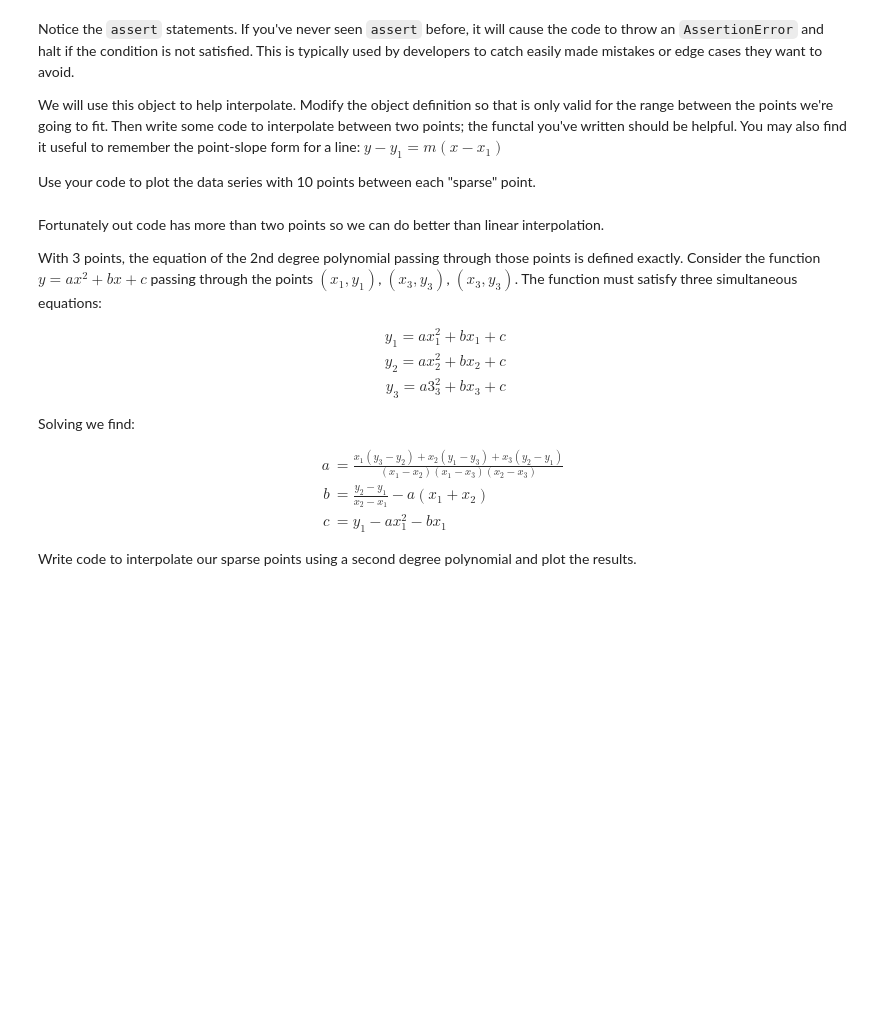
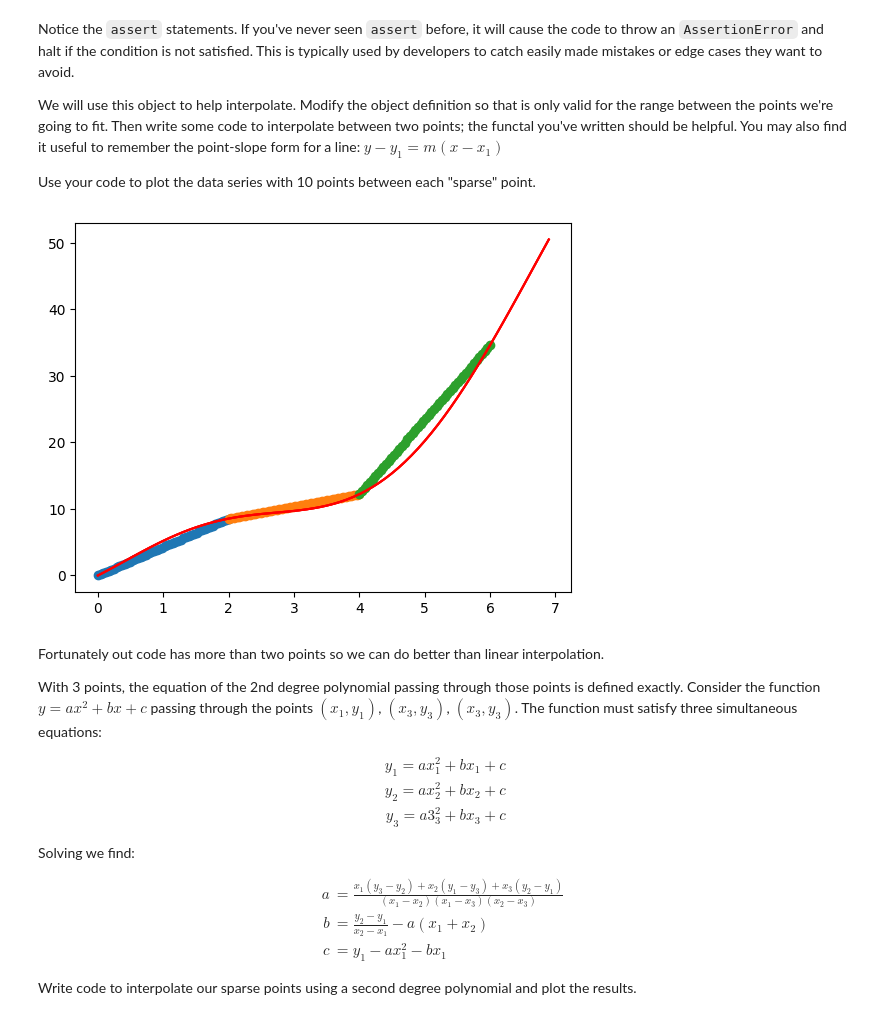
Before and after one commit to AtomLikeInPhysics/Tom-PHYS50733, a Jupyter notebook: Lecture Notes/interpolation.ipynb, the cells around one changed output. Saved outputs shown, nothing was run; the diff lists cells and outputs as text; code cells hidden in the pictures; blank space fills up the shorter version.

```diff
--- a/Lecture Notes/interpolation.ipynb
+++ b/Lecture Notes/interpolation.ipynb
@@ -61,3 +59,28 @@ Use your code to plot the data series with 10 points between each "sparse" point
+# %%
+class FitFunction(object):
+    def __init__(self, x0=None, x1=None):
+        self.x0 = x0[0]
+        self.x1 = x1[0]
+        self.m = (x1[1] - x0[1]) / (x1[0] - x0[0])
+        self.b = -1*self.m * x0[0] + x0[1]
+        assert x0 is not None, "must pass slope (m) to instantiate object"
+        assert x1 is not None, "must pass intercept (b) to instantiate object"
+
+    def __call__(self, x):
+        assert x >= 0 and x <= 7, "x must be a value between 0 and 12"
+        return self.m * x + self.b
+for i in range(1,len(x_sparse)):
+    x_pred = []
+    y_pred = []
+    line = FitFunction(x0=[x_sparse[i-1], y_sparse[i-1]], x1=[x_sparse[i], y_sparse[i]])
+    sub_range = np.linspace(x_sparse[i-1], x_sparse[i])
+    # print(sub_range)
+    x_pred.extend(list(sub_range))
+    y_pred.extend(line(x) for x in x_pred)
+    plt.scatter(x_pred,y_pred)
+    plt.plot(x_dense, y_dense, c='r')
+# %% [output]
+[figure, added]
 # %% [markdown]
 Fortunately out code has more than two points so we can do better than linear interpolation.
 
```
Also changed, not shown: parts of 1 cell of this notebook.
